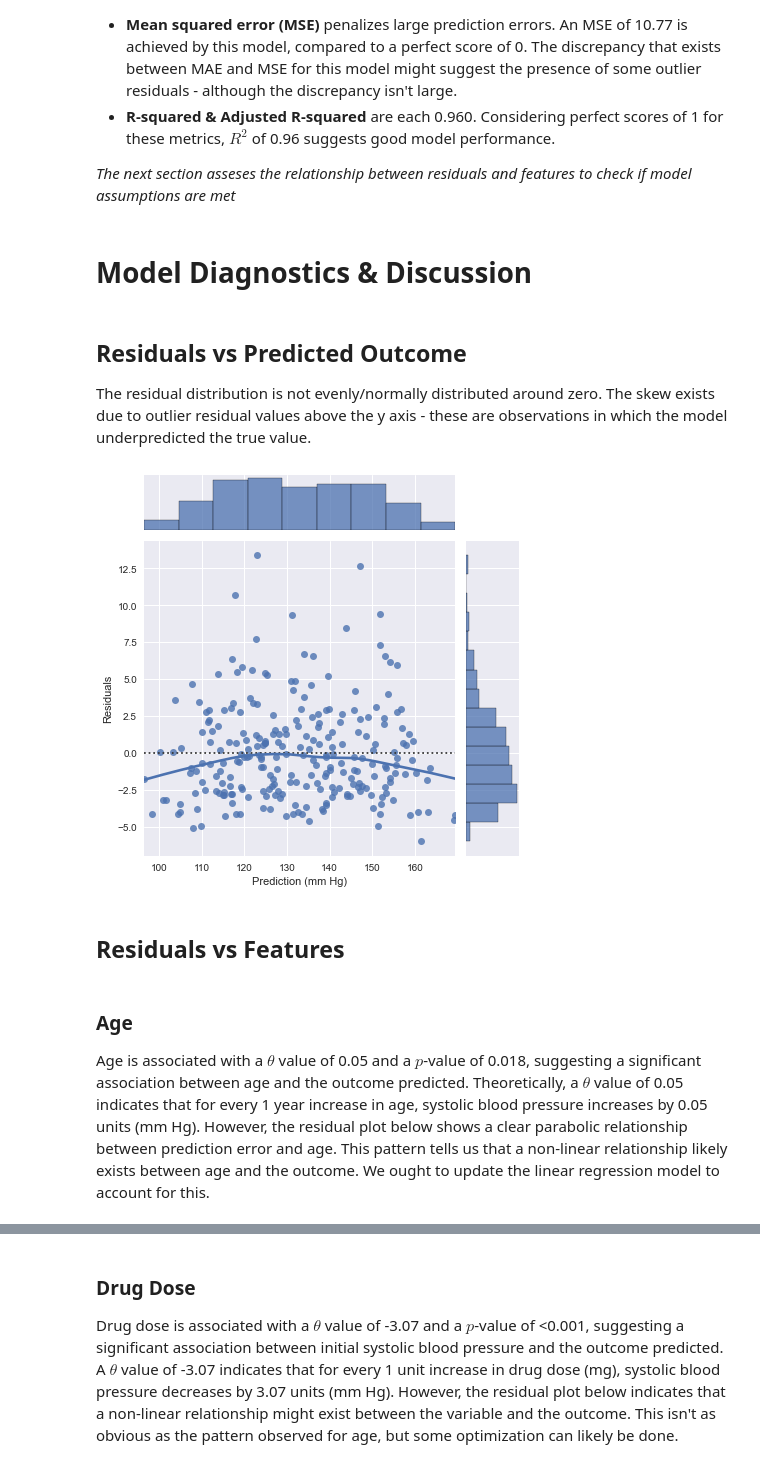
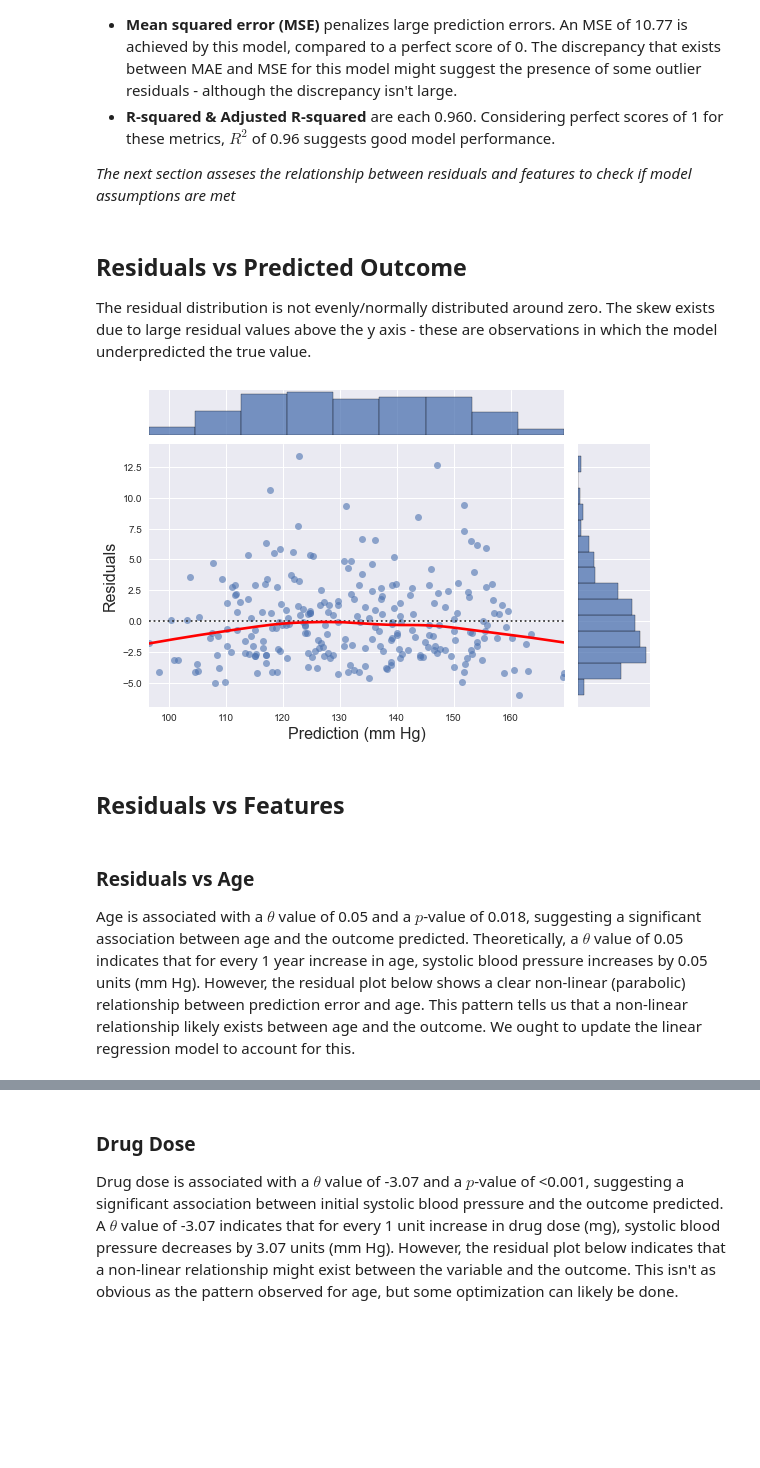
Before and after one commit to BrentonGraham/biomedical-ml-anschutz, a Jupyter notebook: 1. Linear Regression/LinearRegression.ipynb, the cells around one changed output, grey strips where cells are left out. Cells and saved outputs as stored; diff of their text form; code cells hidden in the pictures; blank space fills up the shorter version.

Commit message:
Final touches to linear regression module

```diff
--- a/1. Linear Regression/LinearRegression.ipynb
+++ b/1. Linear Regression/LinearRegression.ipynb
@@ -32,3 +36,31 @@ Usually we would perform a more extensive EDA/data cleaning section checking var
+# %%
+# Function to plot residuals vs outcome
+def resid_outcome_scatter(df, x_col, y_col):
+    plt.style.use('seaborn')
+    resid_plot = sns.JointGrid(data=data, x=x_col, y=y_col)
+    resid_plot.plot_joint(sns.residplot, lowess=True, scatter_kws={'alpha': 0.6}, line_kws={'color': 'r'})
+    resid_plot.plot_marginals(sns.histplot)
+    resid_plot.set_axis_labels(xlabel=x_col, ylabel=y_col, fontsize=16)
+    resid_plot.fig.set_figwidth(8)
+    resid_plot.fig.set_figheight(5)
+    plt.show()
+
+# Function to plot residuals vs features
+def resid_scatter(df, x_col, y_col, categorical: bool, ax):
+    plt.style.use('seaborn')
+    if categorical:
+        sns.boxenplot(data=df, x=x_col, y=y_col, ax=ax)
+        plt.xlabel(x_col, fontsize=16)
+        plt.ylabel(y_col, fontsize=16)
+    else:
+        sns.residplot(
+            data=df, x=x_col, y=y_col, ax=ax, lowess=True, scatter_kws={'alpha': 0.6}, line_kws={'color': 'r'})
+        plt.xlabel(x_col, fontsize=16)
+        plt.ylabel(y_col, fontsize=16)
+
+# Function to calculate adjusted r-squared
+def r2_adj_score(y, y_pred, n, k):
+    return 1 - ((1-r2_score(y, y_pred))*(n-1)/(n-k-1))
 # %% [markdown]
 # Linear Regression Model
 Build and evaluate a regression model that can predict the systolic blood pressure after 30 days of treatment.
@@ -111,5 +148,3 @@ Adjusted R-squared: 0.96
 - **R-squared & Adjusted R-squared** are each 0.960. Considering perfect scores of 1 for these metrics, $R^2$ of 0.96 suggests good model performance.
 
 *The next section asseses the relationship between residuals and features to check if model assumptions are met*
-# %% [markdown]
-# Model Diagnostics & Discussion
@@ -130,14 +151,14 @@ def res_scatter(df, x_col, y_col, cat: bool):
 # %% [markdown]
 ## Residuals vs Predicted Outcome
-The residual distribution is not evenly/normally distributed around zero. The skew exists due to outlier residual values above the y axis - these are observations in which the model underpredicted the true value.
+The residual distribution is not evenly/normally distributed around zero. The skew exists due to large residual values above the y axis - these are observations in which the model underpredicted the true value.
 # %%
-res_scatter(df=data, x_col='Prediction (mm Hg)', y_col='Residuals', cat=False)
+resid_outcome_scatter(df=data, x_col='Prediction (mm Hg)', y_col='Residuals')
 # %% [output]
-[figure, old version]
+[figure, new version]
 # %% [markdown]
 ## Residuals vs Features
 # %% [markdown]
-### Age
+### Residuals vs Age
 
-Age is associated with a $\theta$ value of 0.05 and a $p$-value of 0.018, suggesting a significant association between age and the outcome predicted. Theoretically, a $\theta$ value of 0.05 indicates that for every 1 year increase in age, systolic blood pressure increases by 0.05 units (mm Hg). However, the residual plot below shows a clear parabolic relationship between prediction error and age. This pattern tells us that a non-linear relationship likely exists between age and the outcome. We ought to update the linear regression model to account for this.
+Age is associated with a $\theta$ value of 0.05 and a $p$-value of 0.018, suggesting a significant association between age and the outcome predicted. Theoretically, a $\theta$ value of 0.05 indicates that for every 1 year increase in age, systolic blood pressure increases by 0.05 units (mm Hg). However, the residual plot below shows a clear non-linear (parabolic) relationship between prediction error and age. This pattern tells us that a non-linear relationship likely exists between age and the outcome. We ought to update the linear regression model to account for this.
 # %%
```
Also changed, not shown: parts of 24 cells of this notebook.
